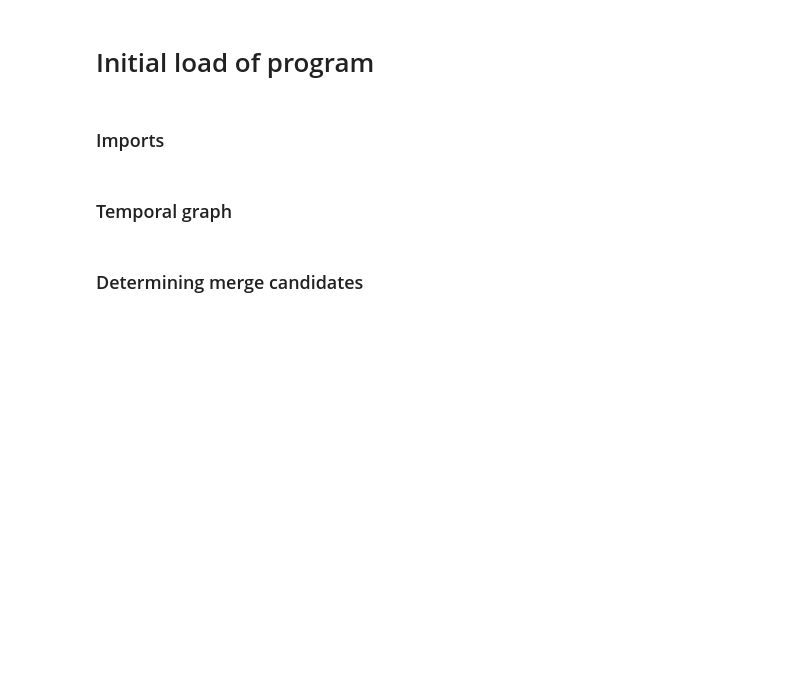
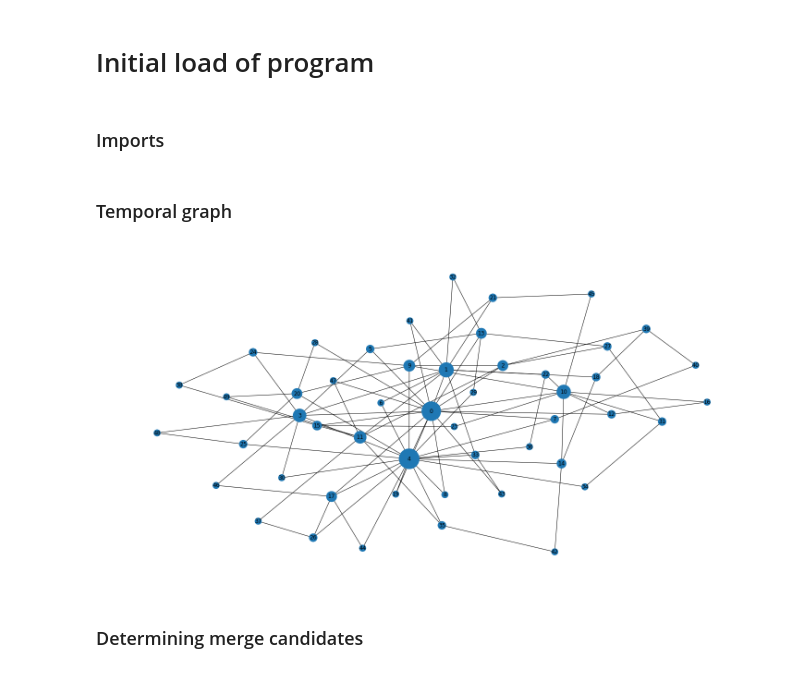
Before and after one commit to kent1325/p4-merging-graph-nodes, a Jupyter notebook: init_code/query_wikidata_notebook.ipynb, the cells around one changed output. Cells and saved outputs as stored; diff of their text form; code cells hidden in the pictures; blank space fills up the shorter version.

```diff
--- a/init_code/query_wikidata_notebook.ipynb
+++ b/init_code/query_wikidata_notebook.ipynb
@@ -22,3 +20,9 @@ temp_graph = nx.barabasi_albert_graph(50, 2)
+# %%
+temp_graph = nx.barabasi_albert_graph(50, 2)
+plt.figure(figsize=(20,10))
+nx.draw(temp_graph, with_labels=True, node_size=[v * 100 for v in dict(temp_graph.degree()).values()])
+# %% [output]
+[figure, added]
 # %% [markdown]
 ### Determining merge candidates
 # %%
```
Also changed, not shown: parts of 4 cells of this notebook.
